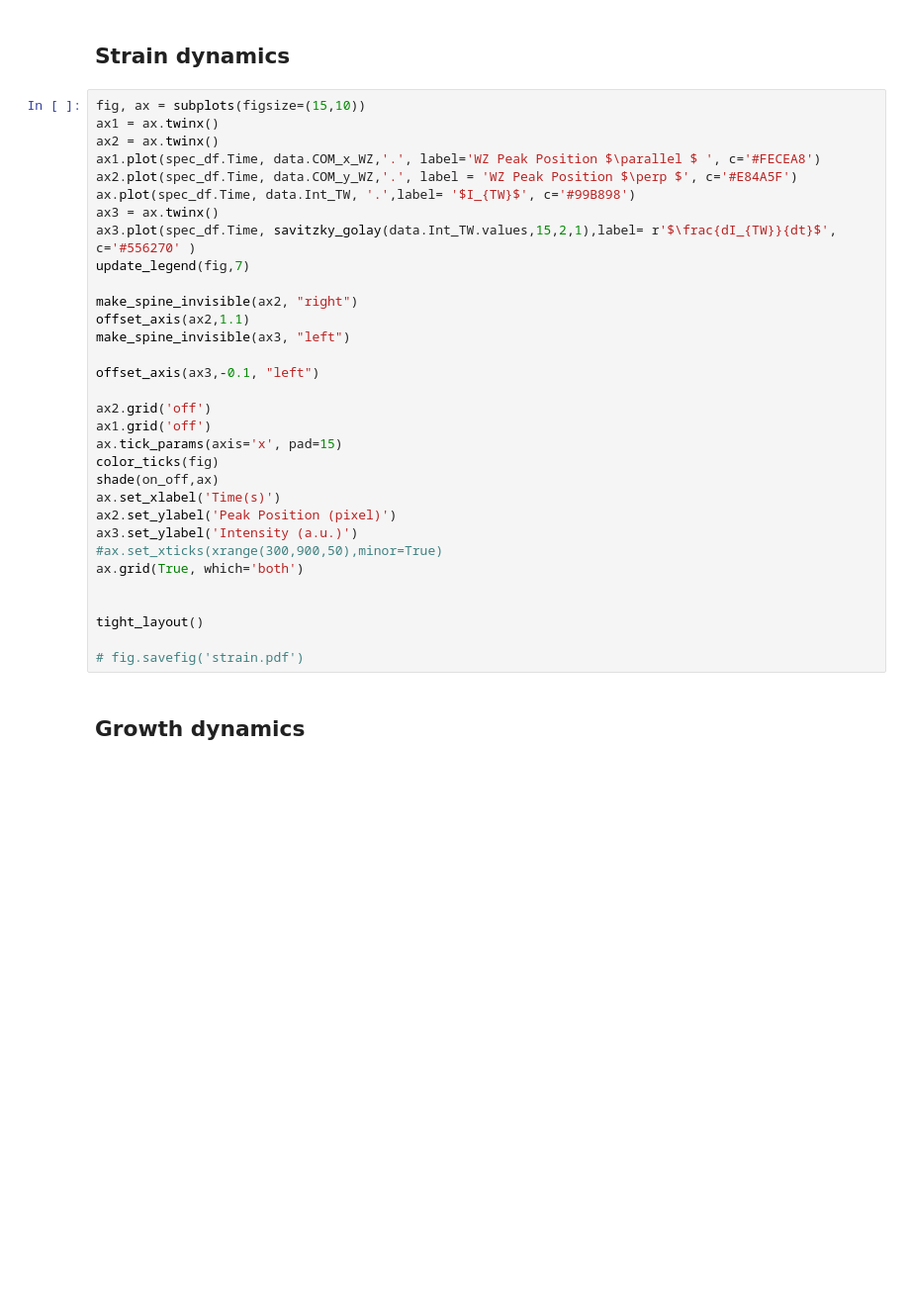
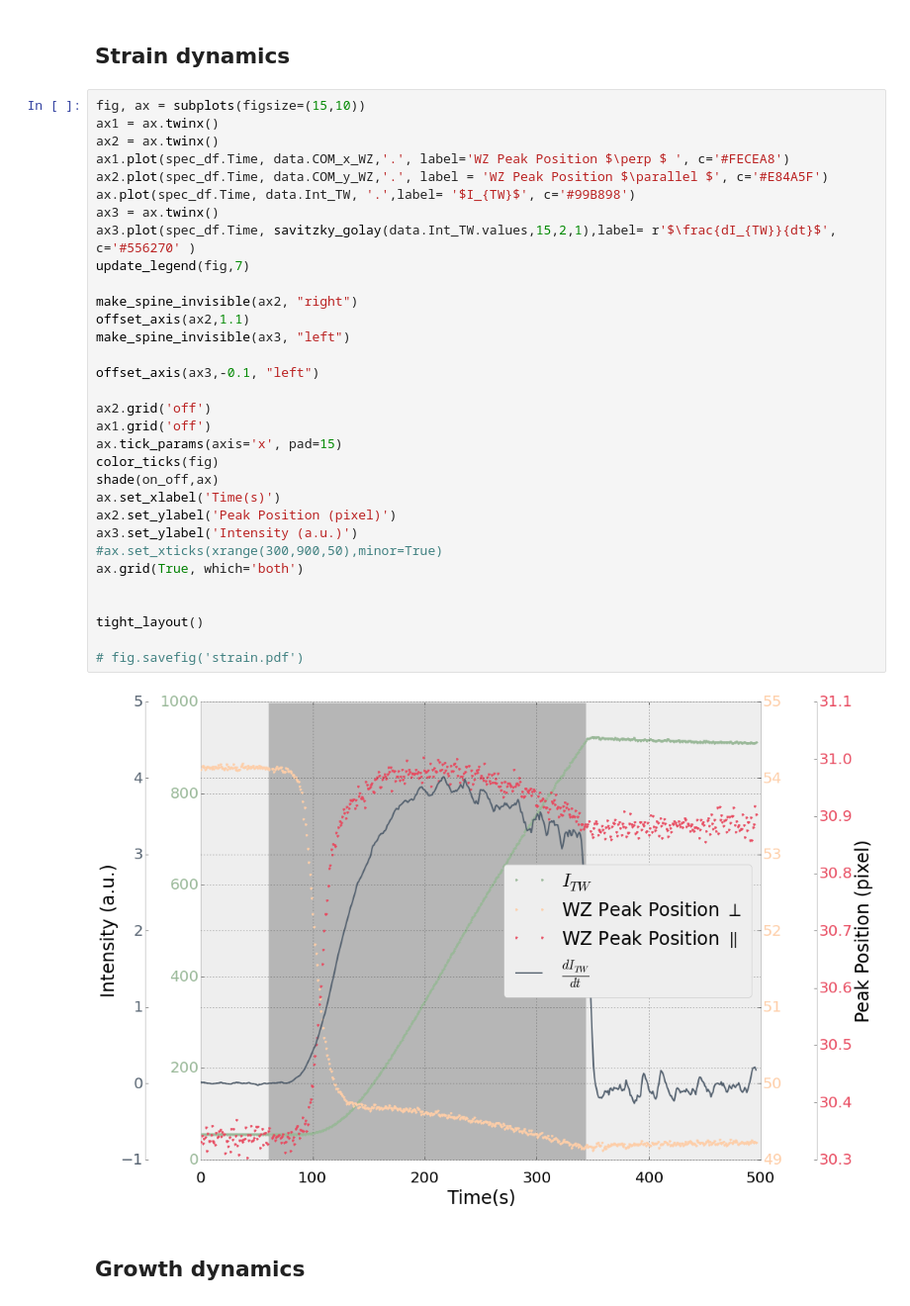
Before and after one commit to giulioungaretti/SPring8, a Jupyter notebook: 0799-Time1a.ipynb, the cells around one changed output. Shown at 99% size. Drawn from its saved outputs; the diff is of its cells as text; blank space fills up the shorter version.

```diff
--- a/0799-Time1a.ipynb
+++ b/0799-Time1a.ipynb
@@ -220,35 +230,37 @@ fig = do(data, 'ZB', parameters_dict,name)
 # %%
 fig, ax = subplots(figsize=(15,10))
 ax1 = ax.twinx()
 ax2 = ax.twinx()
-ax1.plot(spec_df.Time, data.COM_x_WZ,'.', label='WZ Peak Position $\parallel $ ', c='#FECEA8')
-ax2.plot(spec_df.Time, data.COM_y_WZ,'.', label = 'WZ Peak Position $\perp $', c='#E84A5F')
+ax1.plot(spec_df.Time, data.COM_x_WZ,'.', label='WZ Peak Position $\perp $ ', c='#FECEA8')
+ax2.plot(spec_df.Time, data.COM_y_WZ,'.', label = 'WZ Peak Position $\parallel $', c='#E84A5F')
 ax.plot(spec_df.Time, data.Int_TW, '.',label= '$I_{TW}$', c='#99B898')
 ax3 = ax.twinx()
 ax3.plot(spec_df.Time, savitzky_golay(data.Int_TW.values,15,2,1),label= r'$\frac{dI_{TW}}{dt}$', c='#556270' )
 update_legend(fig,7)
 
 make_spine_invisible(ax2, "right")
 offset_axis(ax2,1.1)
 make_spine_invisible(ax3, "left")
 
 offset_axis(ax3,-0.1, "left")
 
 ax2.grid('off')
 ax1.grid('off')
 ax.tick_params(axis='x', pad=15)
 color_ticks(fig)
 shade(on_off,ax)
 ax.set_xlabel('Time(s)')
 ax2.set_ylabel('Peak Position (pixel)')
 ax3.set_ylabel('Intensity (a.u.)')
 #ax.set_xticks(xrange(300,900,50),minor=True)
 ax.grid(True, which='both')
 
 
 tight_layout()
 
 # fig.savefig('strain.pdf')
+# %% [output]
+[figure, added]
 # %% [markdown]
 ## Growth dynamics
 # %% [markdown]
```
Also changed, not shown: parts of 7 cells of this notebook.
